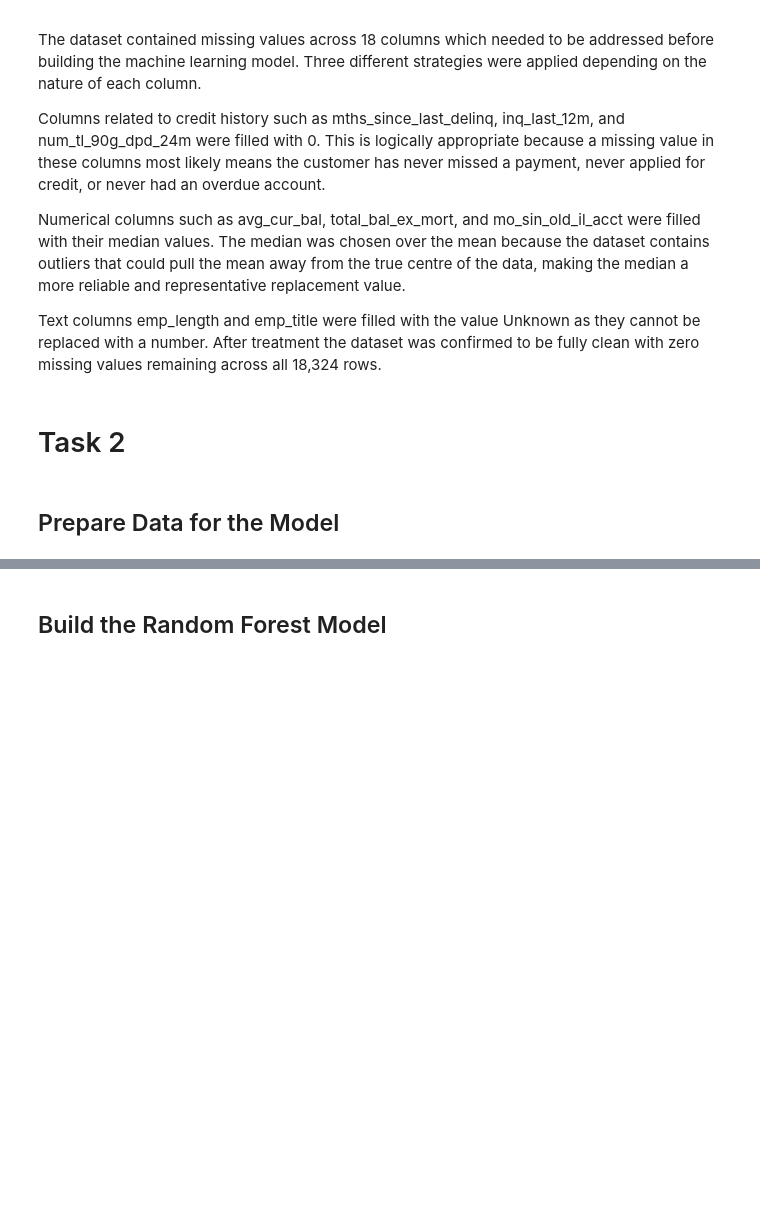
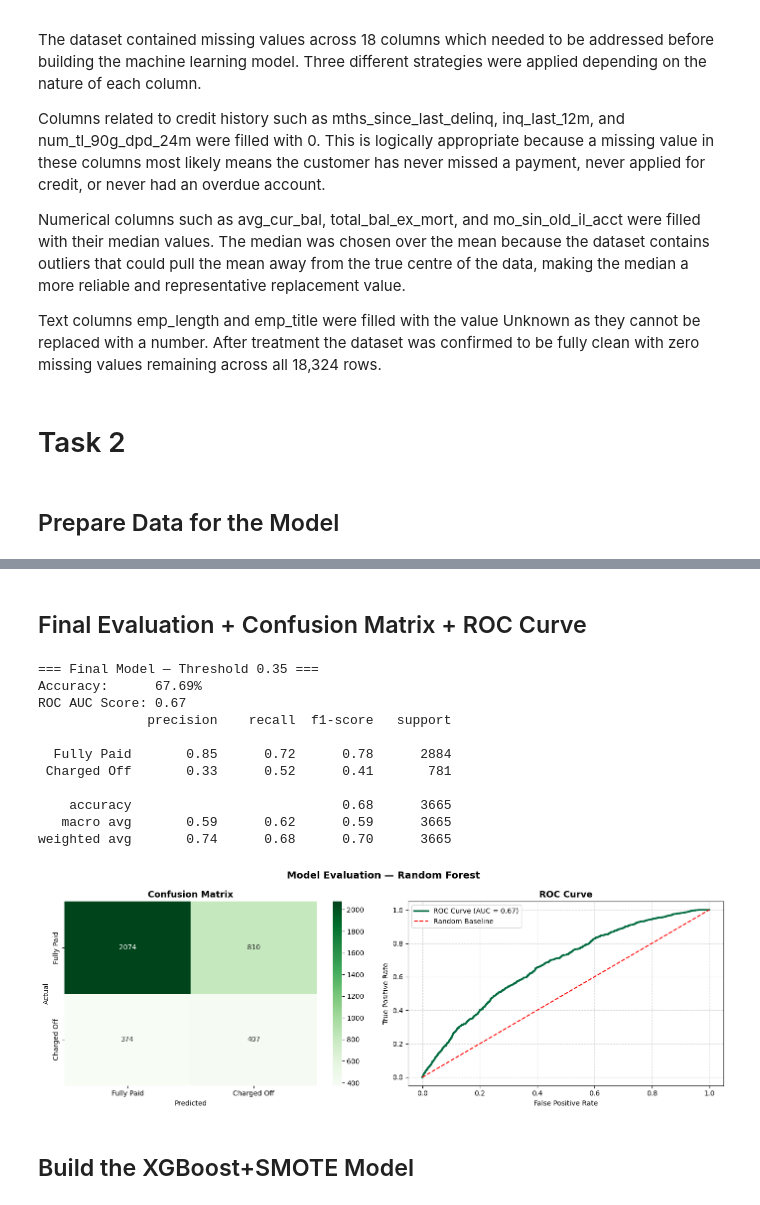
Before and after one commit to fannanafahreen/lloyds-banking-group-loan-default-prediction, a Jupyter notebook: Loan Default Prediction.ipynb, the cells around one changed output, grey strips where cells are left out. Cells and saved outputs as stored; diff of their text form; code cells hidden in the pictures; blank space fills up the shorter version.

```diff
--- a/Loan Default Prediction.ipynb
+++ b/Loan Default Prediction.ipynb
@@ -71,7 +71,7 @@ import matplotlib.pyplot as plt
 import seaborn as sns
 
 # Load Excel file
-df = pd.read_excel('E:/project/lloyeds Banking Group project/LBG Step Up Data Set.xlsx')  # change filename to match yours
+df = pd.read_excel('E:/project/lloyds Banking Group project/LBG Step Up Data Set.xlsx')  # change filename to match yours
 
 # First look
 print(df.shape)
@@ -1192,2 +1310,63 @@ Testing rows: 3665
+# %% [markdown]
+##  Final Evaluation + Confusion Matrix + ROC Curve
+# %%
+from sklearn.metrics import confusion_matrix, roc_curve
+import seaborn as sns
+import matplotlib.pyplot as plt
+
+# Apply best threshold — update after seeing Cell 3 output
+best_threshold = 0.35
+
+y_pred_final = (y_proba_rf >= best_threshold).astype(int)
+
+print(f"=== Final Model — Threshold {best_threshold} ===")
+print(f"Accuracy:      {accuracy_score(y_test, y_pred_final) * 100:.2f}%")
+print(f"ROC AUC Score: {roc_auc_score(y_test, y_proba_rf):.2f}")
+print(classification_report(y_test, y_pred_final,
+      target_names=['Fully Paid', 'Charged Off']))
+
+fig, axes = plt.subplots(1, 2, figsize=(14, 5))
+
+# Confusion Matrix
+cm = confusion_matrix(y_test, y_pred_final)
+sns.heatmap(cm, annot=True, fmt='d', cmap='Greens',
+            xticklabels=['Fully Paid', 'Charged Off'],
+            yticklabels=['Fully Paid', 'Charged Off'],
+            ax=axes[0])
+axes[0].set_title('Confusion Matrix', fontsize=13, fontweight='bold')
+axes[0].set_xlabel('Predicted')
+axes[0].set_ylabel('Actual')
+
+# ROC Curve
+fpr, tpr, _ = roc_curve(y_test, y_proba_rf)
+roc_auc = roc_auc_score(y_test, y_proba_rf)
+axes[1].plot(fpr, tpr, color='#006B3F',
+             linewidth=2.5,
+             label=f'ROC Curve (AUC = {roc_auc:.2f})')
+axes[1].plot([0, 1], [0, 1], color='red',
+             linestyle='--', label='Random Baseline')
+axes[1].set_title('ROC Curve', fontsize=13, fontweight='bold')
+axes[1].set_xlabel('False Positive Rate')
+axes[1].set_ylabel('True Positive Rate')
+axes[1].legend()
+axes[1].grid(linestyle='--', alpha=0.5)
+
+plt.suptitle('Model Evaluation — Random Forest',
+             fontsize=14, fontweight='bold')
+plt.tight_layout()
+plt.show()
+# %% [output]
+=== Final Model — Threshold 0.35 ===
+Accuracy:      67.69%
+ROC AUC Score: 0.67
+              precision    recall  f1-score   support
+
+  Fully Paid       0.85      0.72      0.78      2884
+ Charged Off       0.33      0.52      0.41       781
+
+    accuracy                           0.68      3665
+   macro avg       0.59      0.62      0.59      3665
+weighted avg       0.74      0.68      0.70      3665
+[figure, added]
 # %% [markdown]
-##  Build the Random Forest Model
+##  Build the XGBoost+SMOTE Model
```
Also changed, not shown: parts of 13 cells of this notebook, 2 other files.
